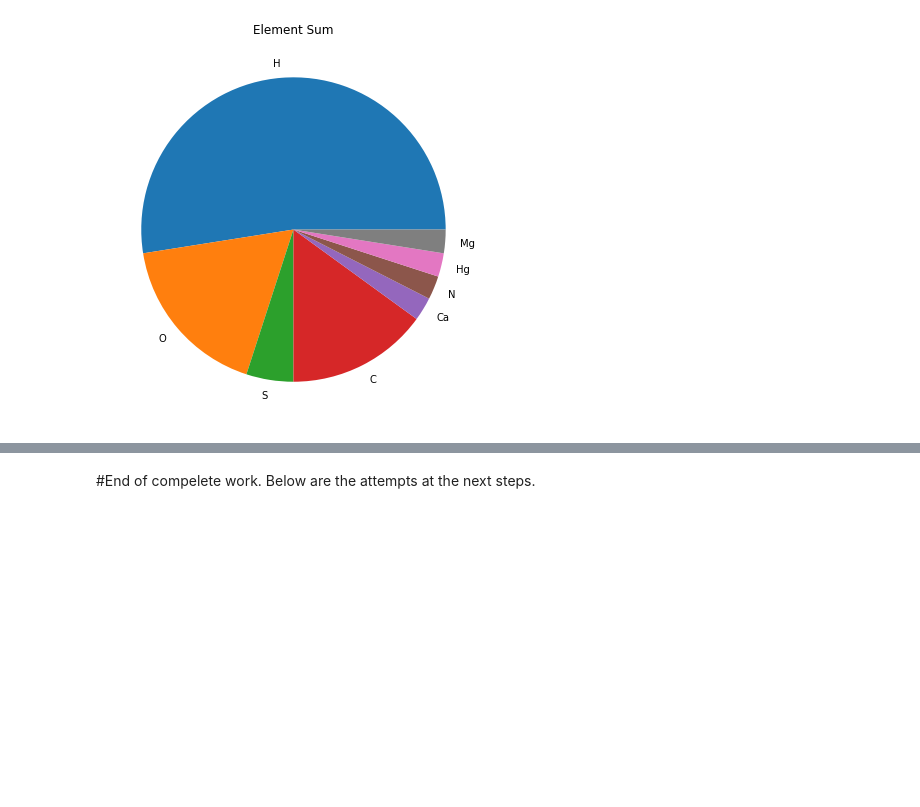
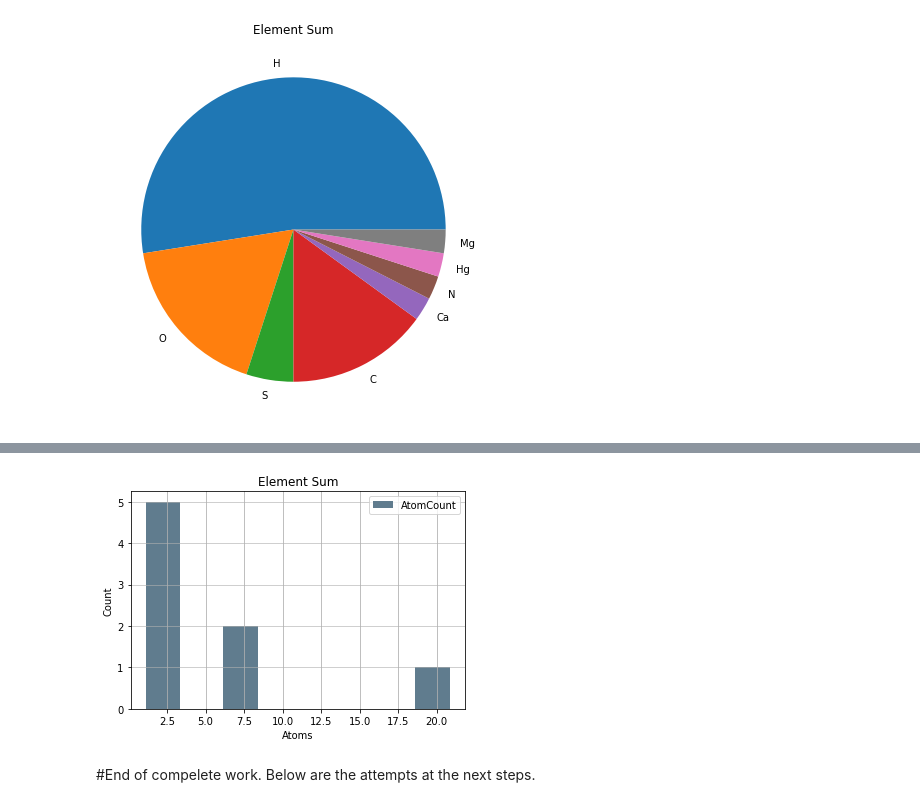
Before and after one commit to denizd1/GEOL557_Project, a Jupyter notebook: notebooks/LCROSS_Plume_Water_Detection_Data_v5.ipynb, the cells around one changed output, grey strips where cells are left out. Saved outputs shown, nothing was run; the diff lists cells and outputs as text; code cells hidden in the pictures; blank space fills up the shorter version.

```diff
--- a/notebooks/LCROSS_Plume_Water_Detection_Data_v5.ipynb
+++ b/notebooks/LCROSS_Plume_Water_Detection_Data_v5.ipynb
@@ -227,3 +235,11 @@ plt.show()
+# %%
+df_atoms.plot.hist(grid=True, bins=8, rwidth=0.9, color='#607c8e')
+plt.title('Element Sum')
+plt.xlabel('Atoms')
+plt.ylabel('Count')
+plt.grid(axis='y', alpha=0.75)
+# %% [output]
+[figure, added]
 # %% [markdown]
 #End of compelete work. Below are the attempts at the next steps.
 # %%
```
Also changed, not shown: parts of 5 cells of this notebook.
